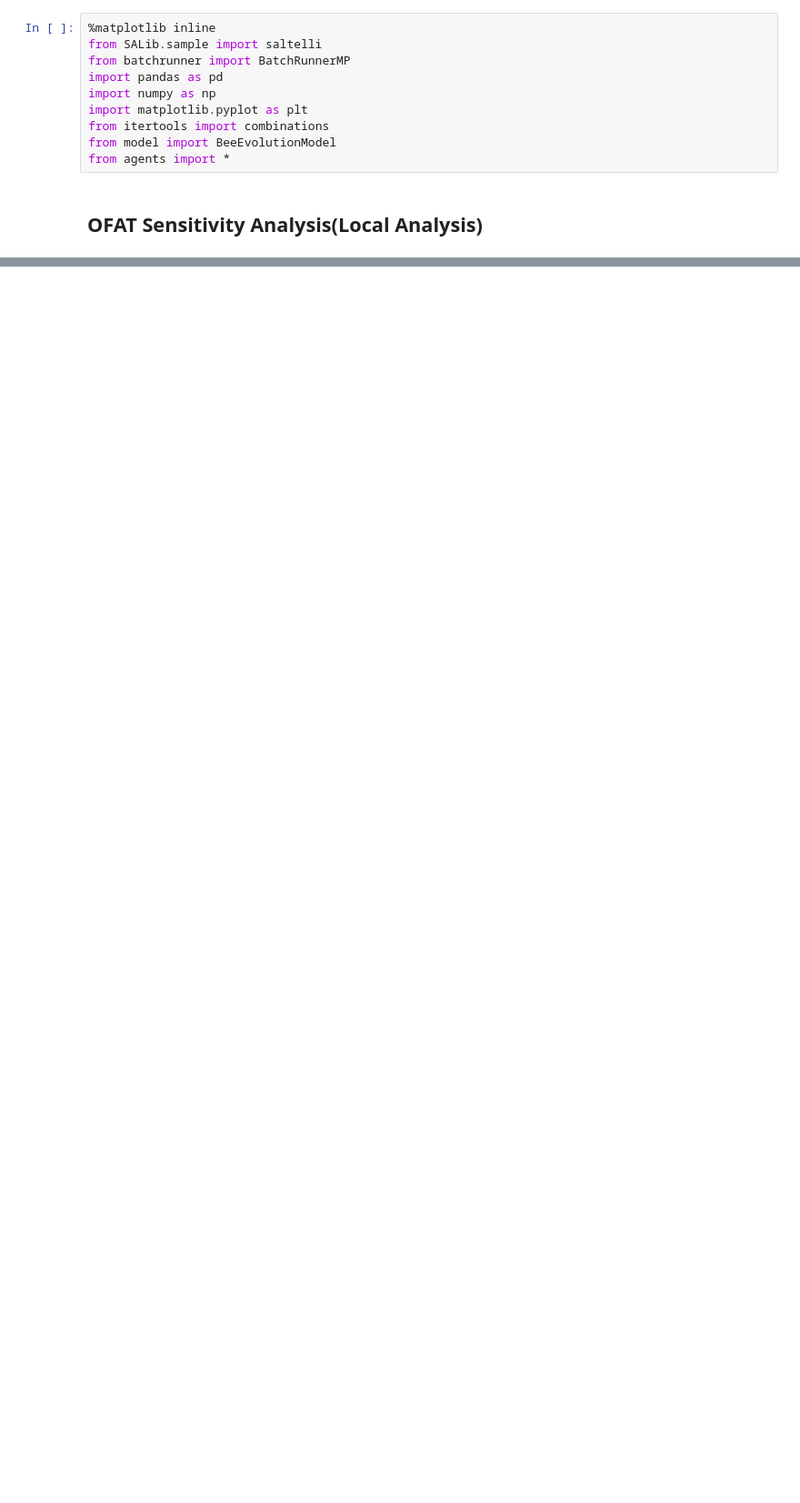
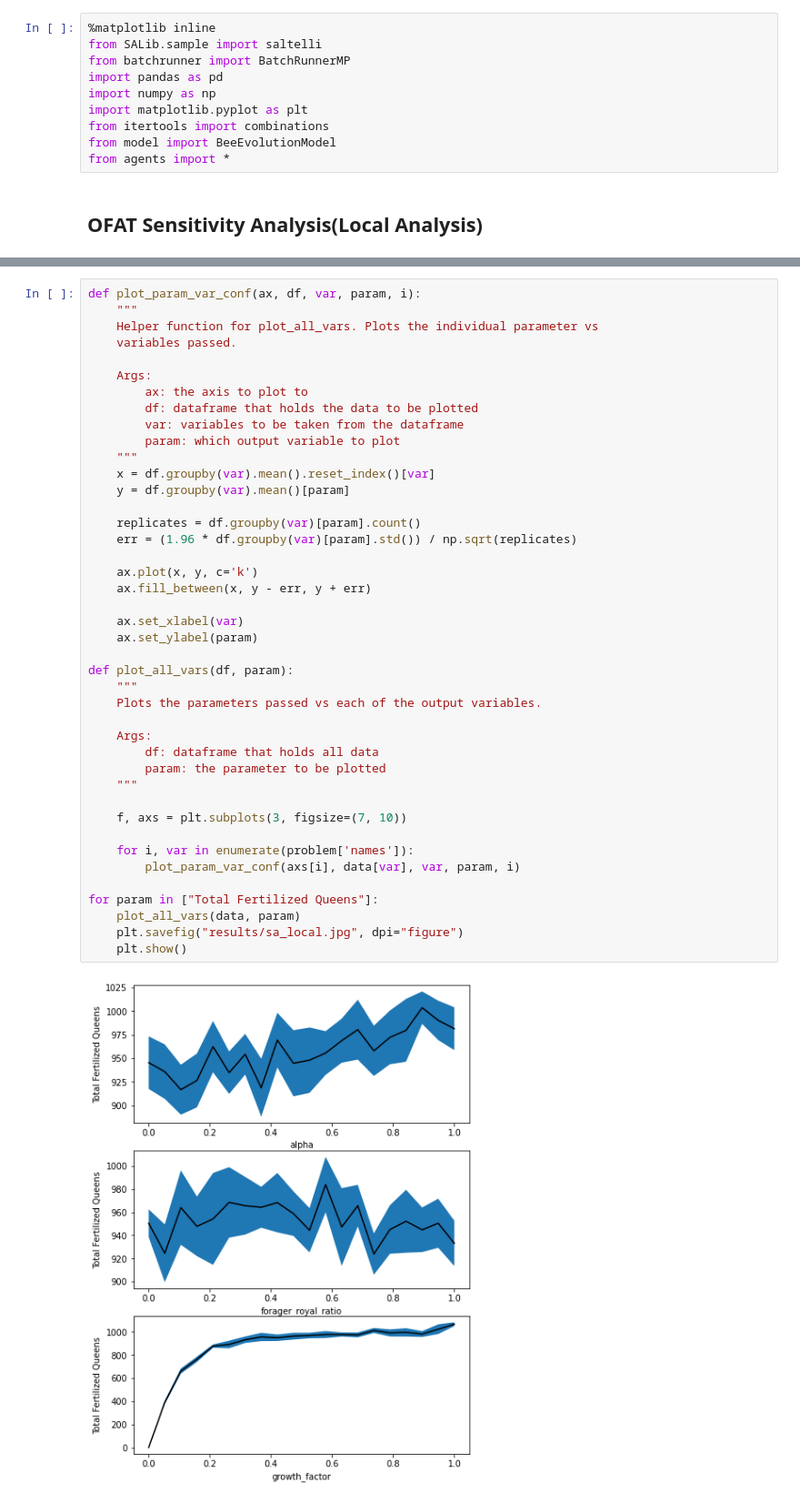
Before and after one commit to AnkurSatya/uva_abm_bumblebee, a Jupyter notebook: bumblebee_evolution/sensitivity_analysis.ipynb, the cells around one changed output, grey strips where cells are left out. Shown at 91% size. Saved outputs shown, nothing was run; the diff lists cells and outputs as text; blank space fills up the shorter version.

Commit message:
Added OFAT graphs

```diff
--- a/bumblebee_evolution/sensitivity_analysis.ipynb
+++ b/bumblebee_evolution/sensitivity_analysis.ipynb
@@ -81,0 +62,44 @@ data
+# %%
+def plot_param_var_conf(ax, df, var, param, i):
+    """
+    Helper function for plot_all_vars. Plots the individual parameter vs
+    variables passed.
+
+    Args:
+        ax: the axis to plot to
+        df: dataframe that holds the data to be plotted
+        var: variables to be taken from the dataframe
+        param: which output variable to plot
+    """
+    x = df.groupby(var).mean().reset_index()[var]
+    y = df.groupby(var).mean()[param]
+
+    replicates = df.groupby(var)[param].count()
+    err = (1.96 * df.groupby(var)[param].std()) / np.sqrt(replicates)
+
+    ax.plot(x, y, c='k')
+    ax.fill_between(x, y - err, y + err)
+
+    ax.set_xlabel(var)
+    ax.set_ylabel(param)
+
+def plot_all_vars(df, param):
+    """
+    Plots the parameters passed vs each of the output variables.
+
+    Args:
+        df: dataframe that holds all data
+        param: the parameter to be plotted
+    """
+
+    f, axs = plt.subplots(3, figsize=(7, 10))
+
+    for i, var in enumerate(problem['names']):
+        plot_param_var_conf(axs[i], data[var], var, param, i)
+
+for param in ["Total Fertilized Queens"]:
+    plot_all_vars(data, param)
+    plt.savefig("results/sa_local.jpg", dpi="figure")
+    plt.show()
+# %% [output]
+[figure, added]
```
Also changed, not shown: parts of 2 cells of this notebook, 1 other file.
